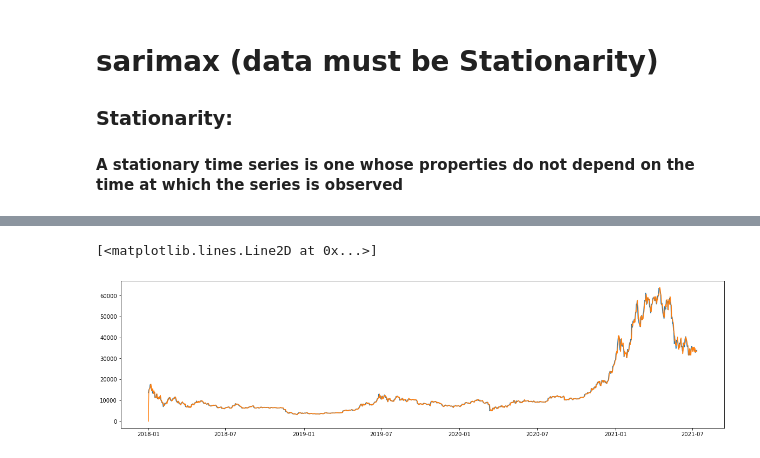
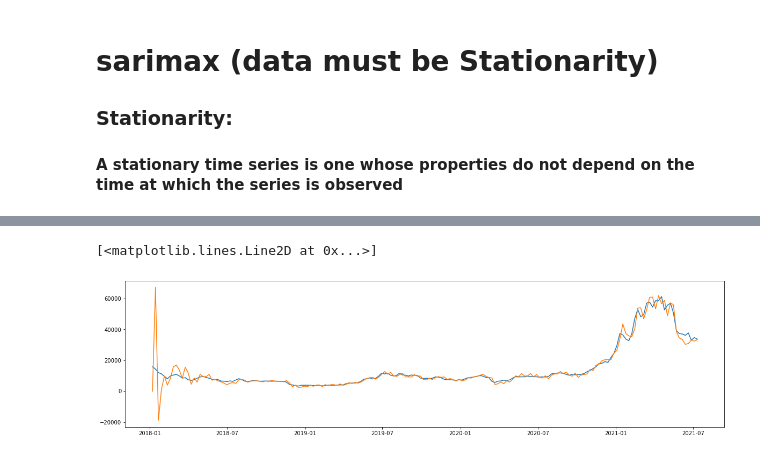
Before and after one commit to w74anheda/AI, a Jupyter notebook: app/learn/08-time series/Untitled.ipynb, the cells around one changed output, grey strips where cells are left out. Drawn from its saved outputs; the diff is of its cells as text; code cells hidden in the pictures.

```diff
--- a/app/learn/08-time series/Untitled.ipynb
+++ b/app/learn/08-time series/Untitled.ipynb
@@ -46,7 +30,7 @@ PLT.plot(DFM['date'],DFM['price'])
 # %%
-AdFuller = adfuller(DFM['price'])[1]
-isStationarity = AdFuller < .05
+# AdFuller = adfuller(DFM['price'])[1]
+# isStationarity = AdFuller < .05
 
-if isStationarity:
-    DFM['price'] = np.log(DFM['price'])
-AdFuller
+# if isStationarity:
+#     DFM['price'] = np.log(DFM['price'])
+# AdFuller
@@ -61,5 +40,5 @@ PLT.plot(DFM['date'],DFM['price'])
 # %%
-for i in range(0,6):
-    DFM['price'] = DFM['price'].diff() #differentiate
-    DFM.dropna(inplace=True)
+# for i in range(0,6):
+#     DFM['price'] = DFM['price'].diff() #differentiate
+#     DFM.dropna(inplace=True)
 # %%
@@ -77,6 +51,7 @@ PLT.plot(DFM['date'],DFM['price'])
 AR = 10 # count of look past data
 I = 1 # diff
 MA = 10 # count of look past noise data
-model = SARIMAX(DF['price'],order=(AR,I,MA)) #,seasonal_order=(3,1,3,  4)
+# model = SARIMAX(DFM['price'],order=(AR,I,MA)) #,seasonal_order=(3,1,3,  4)
+model = SARIMAX(DFM['price'],order=(9, 5, 8)) #,seasonal_order=(3,1,3,  4)
 result = model.fit()
 # %% [output]
@@ -163,9 +110,9 @@ Warnings:
 # %%
-DF['sarimax'] = result.fittedvalues
+DFM['sarimax'] = result.fittedvalues
 # %%
 PLT.figure(figsize=(20,5))
-PLT.plot(DF['date'],DF['price'])
-PLT.plot(DF['date'],DF['sarimax'])
+PLT.plot(DFM['date'],DFM['price'])
+PLT.plot(DFM['date'],DFM['sarimax'])
 # %% [output]
 [<matplotlib.lines.Line2D at 0x...>]
-[figure, old version]
+[figure, new version]
```
Also changed, not shown: parts of 14 cells of this notebook, 3 other files.
